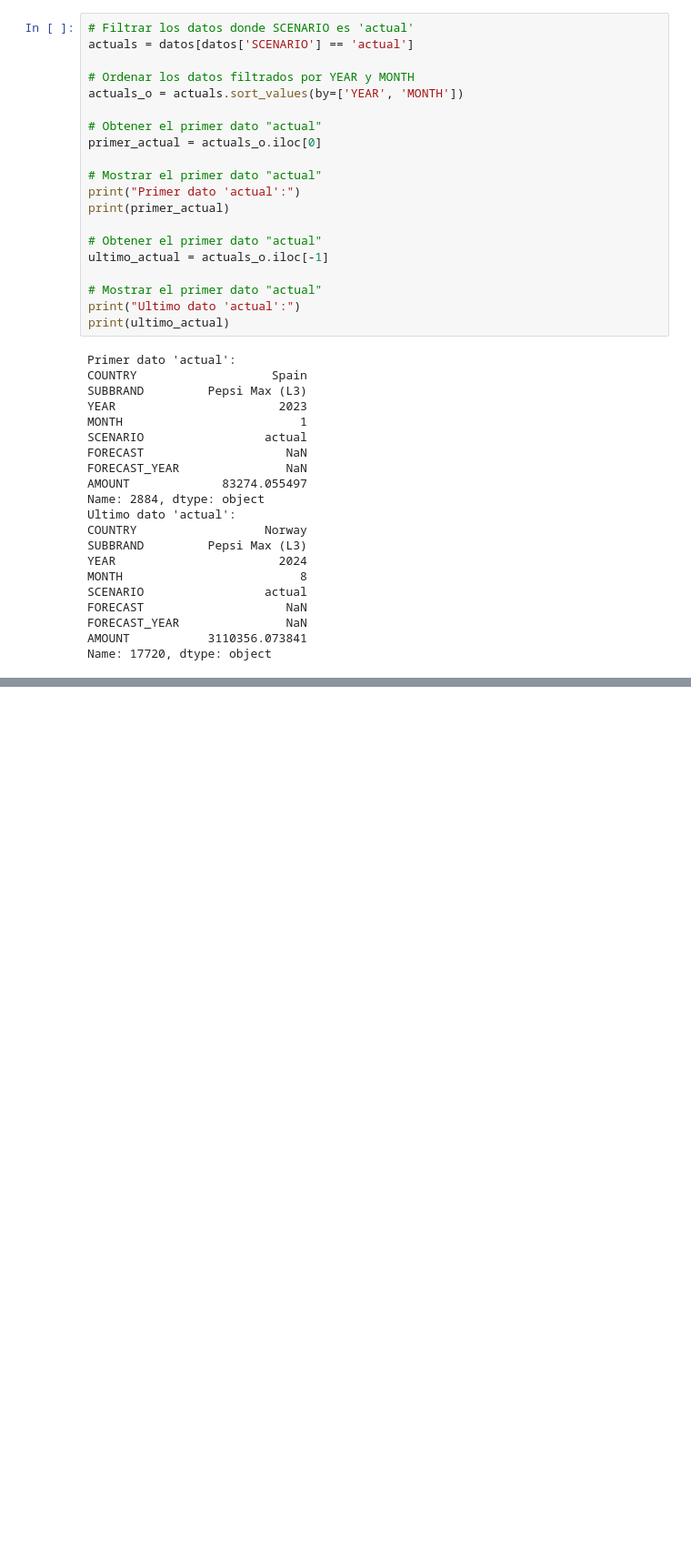
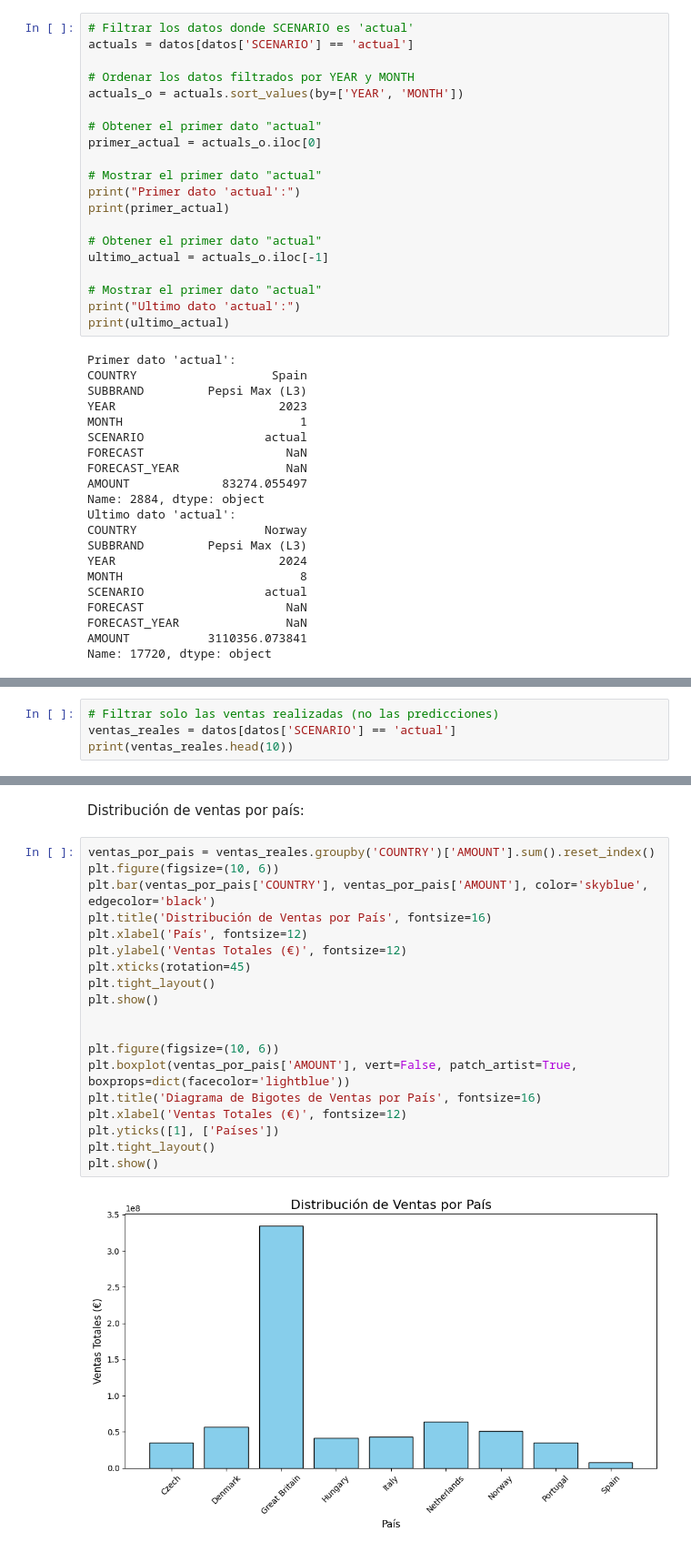
Before and after one commit to CeliaDiazSanchez/UFV_visualizacion, a Jupyter notebook: Ejercicios de clase/clase2.ipynb, the cells around one changed output, grey strips where cells are left out. Shown at 91% size. Drawn from its saved outputs; the diff is of its cells as text; blank space fills up the shorter version.

```diff
--- a/Ejercicios de clase/clase2.ipynb
+++ b/Ejercicios de clase/clase2.ipynb
@@ -245,0 +260,4 @@ Name: 17720, dtype: object
+# %%
+# Filtrar solo las ventas realizadas (no las predicciones)
+ventas_reales = datos[datos['SCENARIO'] == 'actual']
+print(ventas_reales.head(10))
@@ -245,0 +282,23 @@ Name: 17720, dtype: object
+# %% [markdown]
+Distribución de ventas por país:
+# %%
+ventas_por_pais = ventas_reales.groupby('COUNTRY')['AMOUNT'].sum().reset_index()
+plt.figure(figsize=(10, 6))
+plt.bar(ventas_por_pais['COUNTRY'], ventas_por_pais['AMOUNT'], color='skyblue', edgecolor='black')
+plt.title('Distribución de Ventas por País', fontsize=16)
+plt.xlabel('País', fontsize=12)
+plt.ylabel('Ventas Totales (€)', fontsize=12)
+plt.xticks(rotation=45)
+plt.tight_layout()
+plt.show()
+
+
+plt.figure(figsize=(10, 6))
+plt.boxplot(ventas_por_pais['AMOUNT'], vert=False, patch_artist=True, boxprops=dict(facecolor='lightblue'))
+plt.title('Diagrama de Bigotes de Ventas por País', fontsize=16)
+plt.xlabel('Ventas Totales (€)', fontsize=12)
+plt.yticks([1], ['Países'])
+plt.tight_layout()
+plt.show()
+# %% [output]
+[figure, added]
```
Also changed, not shown: parts of 29 cells of this notebook.
